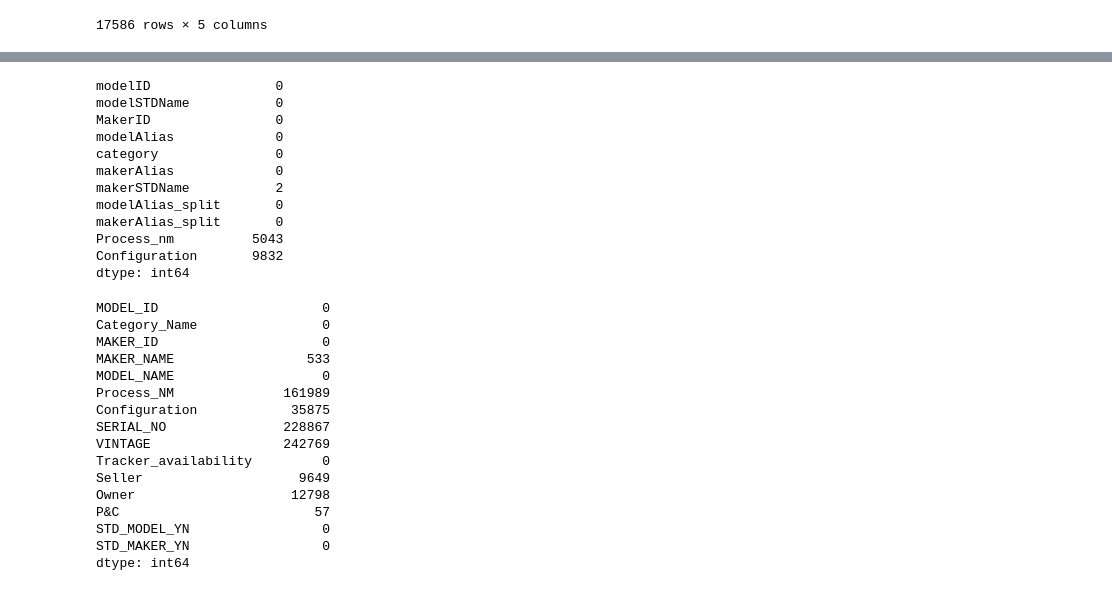
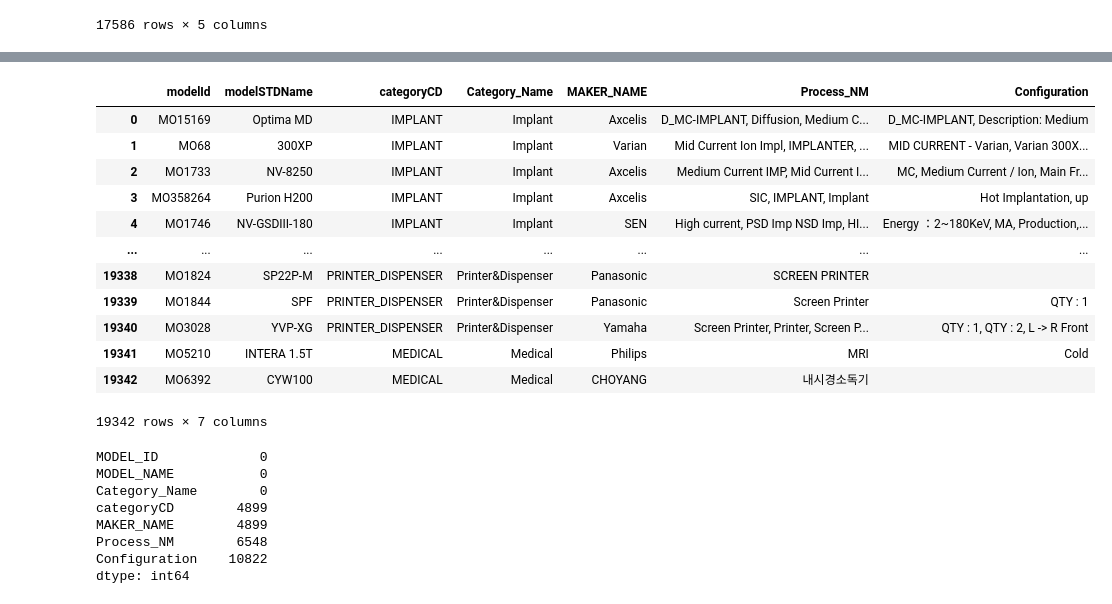
Before and after one commit to hshlalla/Large_languige_model, a Jupyter notebook: KSS_standard/notebook/preprocessed_model.ipynb, the cells around one changed output, grey strips where cells are left out. Saved outputs shown, nothing was run; the diff lists cells and outputs as text; code cells hidden in the pictures.

```diff
--- a/KSS_standard/notebook/preprocessed_model.ipynb
+++ b/KSS_standard/notebook/preprocessed_model.ipynb
@@ -135,4 +273,0 @@ result_tracker
-# %%
-result_tracker.drop(["EQUIP_ID","EQUIP_TX_CNT","Category_Code","USER_FAB_ID",
-                   "COUNTRY_CD","CODE","Process(model Info)","config(model Info)"], axis=1, inplace=True)
-result_tracker = result_tracker.dropna(subset=["MODEL_NAME"])
@@ -170,0 +290,26 @@ result_tracker
+# %%
+# ...existing code...
+
+# 컬럼명이 다를 때 left_on, right_on 사용
+merged_result = pd.merge(result, result_tracker, left_on="modelId", right_on="MODEL_ID", how="left")
+# %%
+merged_result.drop(["MODEL_ID","makerId","Category_Code","MODEL_NAME",
+                   "MAKER_ID","SERIAL_NO","VINTAGE","Owner","modelAliasList",
+                   "Tracker_availability","Seller","P&C",
+                   "STD_MODEL_YN","STD_MAKER_YN"], axis=1, inplace=True)
+merged_result = merged_result.dropna(subset=["modelSTDName"])
+merged_result
+# %% [output]
+|  | modelId | modelSTDName | categoryCD | Category_Name | MAKER_NAME | Process_NM | Configuration |
+| 0 | MO15169 | Optima MD | IMPLANT | Implant | Axcelis | D_MC-IMPLANT, Diffusion, Medium C... | D_MC-IMPLANT, Description: Medium |
+| 1 | MO68 | 300XP | IMPLANT | Implant | Varian | Mid Current Ion Impl, IMPLANTER, ... | MID CURRENT - Varian, Varian 300X... |
+| 2 | MO1733 | NV-8250 | IMPLANT | Implant | Axcelis | Medium Current IMP, Mid Current I... | MC, Medium Current / Ion, Main Fr... |
+| 3 | MO358264 | Purion H200 | IMPLANT | Implant | Axcelis | SIC, IMPLANT, Implant | Hot Implantation, up |
+| 4 | MO1746 | NV-GSDIII-180 | IMPLANT | Implant | SEN | High current, PSD Imp NSD Imp, HI... | Energy ：2~180KeV, MA, Production,... |
+| ... | ... | ... | ... | ... | ... | ... | ... |
+| 19338 | MO1824 | SP22P-M | PRINTER_DISPENSER | Printer&Dispenser | Panasonic | SCREEN PRINTER |  |
+| 19339 | MO1844 | SPF | PRINTER_DISPENSER | Printer&Dispenser | Panasonic | Screen Printer | QTY : 1 |
+| 19340 | MO3028 | YVP-XG | PRINTER_DISPENSER | Printer&Dispenser | Yamaha | Screen Printer, Printer, Screen P... | QTY : 1, QTY : 2, L -> R Front |
+| 19341 | MO5210 | INTERA 1.5T | MEDICAL | Medical | Philips | MRI | Cold |
+| 19342 | MO6392 | CYW100 | MEDICAL | Medical | CHOYANG | 내시경소독기 |  |
+19342 rows × 7 columns
@@ -174,15 +321,11 @@ result=pd.read_csv("../../data/processed_model.csv")
 # %%
-result.isna().sum()
+merged_result.isna().sum()
 # %% [output]
-modelID                0
-modelSTDName           0
-MakerID                0
-modelAlias             0
-category               0
-makerAlias             0
-makerSTDName           2
-modelAlias_split       0
-makerAlias_split       0
-Process_nm          5043
-Configuration       9832
+MODEL_ID             0
+MODEL_NAME           0
+Category_Name        0
+categoryCD        4899
+MAKER_NAME        4899
+Process_NM        6548
+Configuration    10822
 dtype: int64
@@ -191,19 +331,0 @@ result.dropna(subset=["MODEL_NAME"], inplace=True)
-# %%
-result.isna().sum()
-# %% [output]
-MODEL_ID                     0
-Category_Name                0
-MAKER_ID                     0
-MAKER_NAME                 533
-MODEL_NAME                   0
-Process_NM              161989
-Configuration            35875
-SERIAL_NO               228867
-VINTAGE                 242769
-Tracker_availability         0
-Seller                    9649
-Owner                    12798
-P&C                         57
-STD_MODEL_YN                 0
-STD_MAKER_YN                 0
-dtype: int64
```
Also changed, not shown: parts of 17 cells of this notebook, 10 other files.
